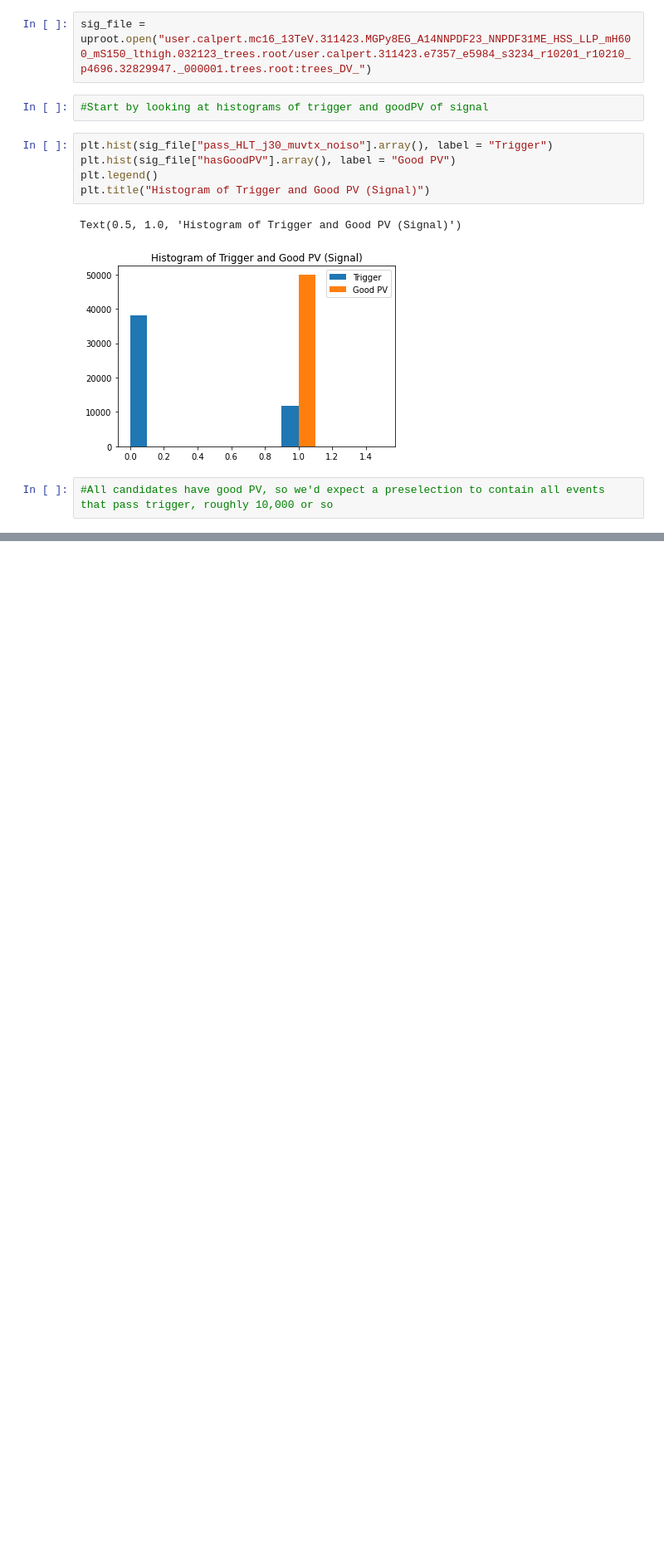
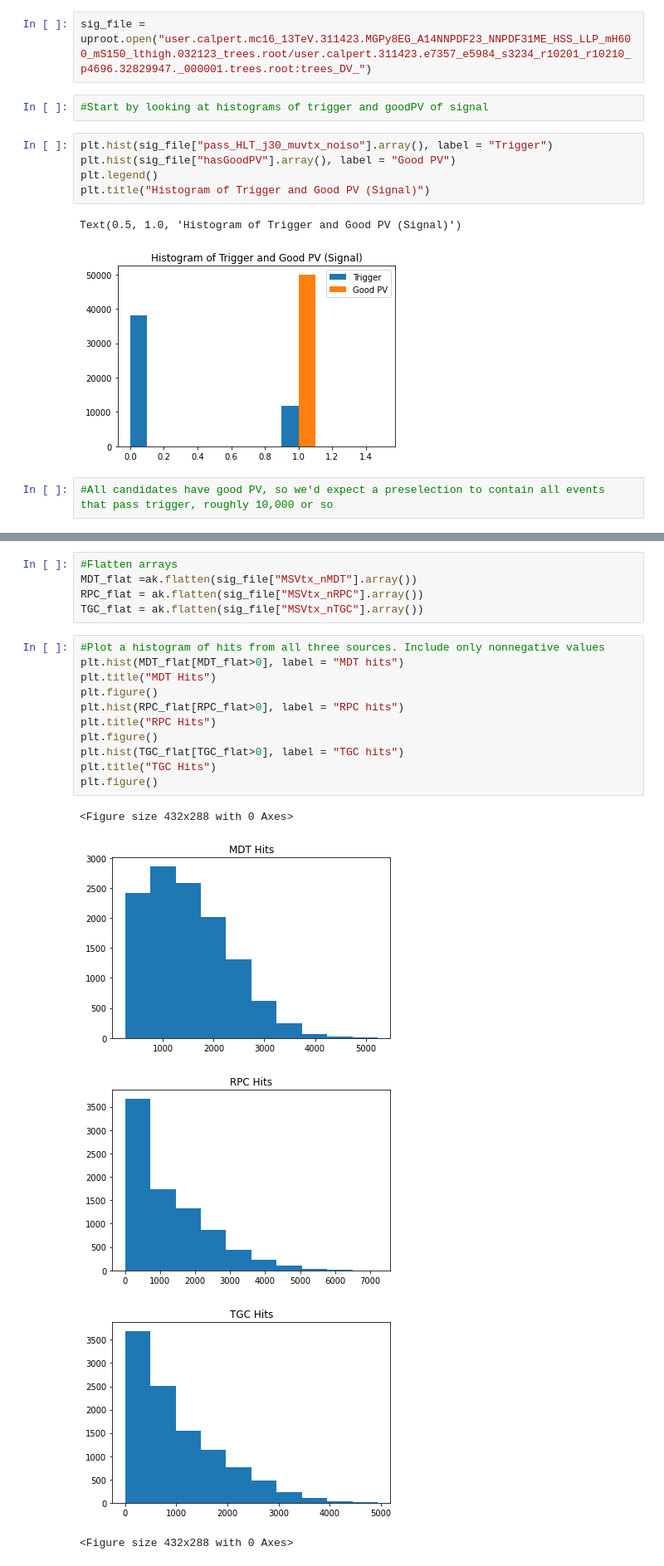
Before and after one commit to olyjazzhead/DiVertAnalysis, a Jupyter notebook: Signal-Cutflow.ipynb, the cells around one changed output, grey strips where cells are left out. Shown at 83% size. Cells and saved outputs as stored; diff of their text form; blank space fills up the shorter version.

```diff
--- a/Signal-Cutflow.ipynb
+++ b/Signal-Cutflow.ipynb
@@ -39,0 +58,22 @@ presel_sig #As you can see we have about 20% of number of original events
+# %%
+#Flatten arrays
+MDT_flat =ak.flatten(sig_file["MSVtx_nMDT"].array())
+RPC_flat = ak.flatten(sig_file["MSVtx_nRPC"].array())
+TGC_flat = ak.flatten(sig_file["MSVtx_nTGC"].array())
+# %%
+#Plot a histogram of hits from all three sources. Include only nonnegative values
+plt.hist(MDT_flat[MDT_flat>0], label = "MDT hits")
+plt.title("MDT Hits")
+plt.figure()
+plt.hist(RPC_flat[RPC_flat>0], label = "RPC hits")
+plt.title("RPC Hits")
+plt.figure()
+plt.hist(TGC_flat[TGC_flat>0], label = "TGC hits")
+plt.title("TGC Hits")
+plt.figure()
+# %% [output]
+<Figure size 432x288 with 0 Axes>
+[figure, added]
+[figure, added]
+[figure, added]
+<Figure size 432x288 with 0 Axes>
```
Also changed, not shown: parts of 23 cells of this notebook.
